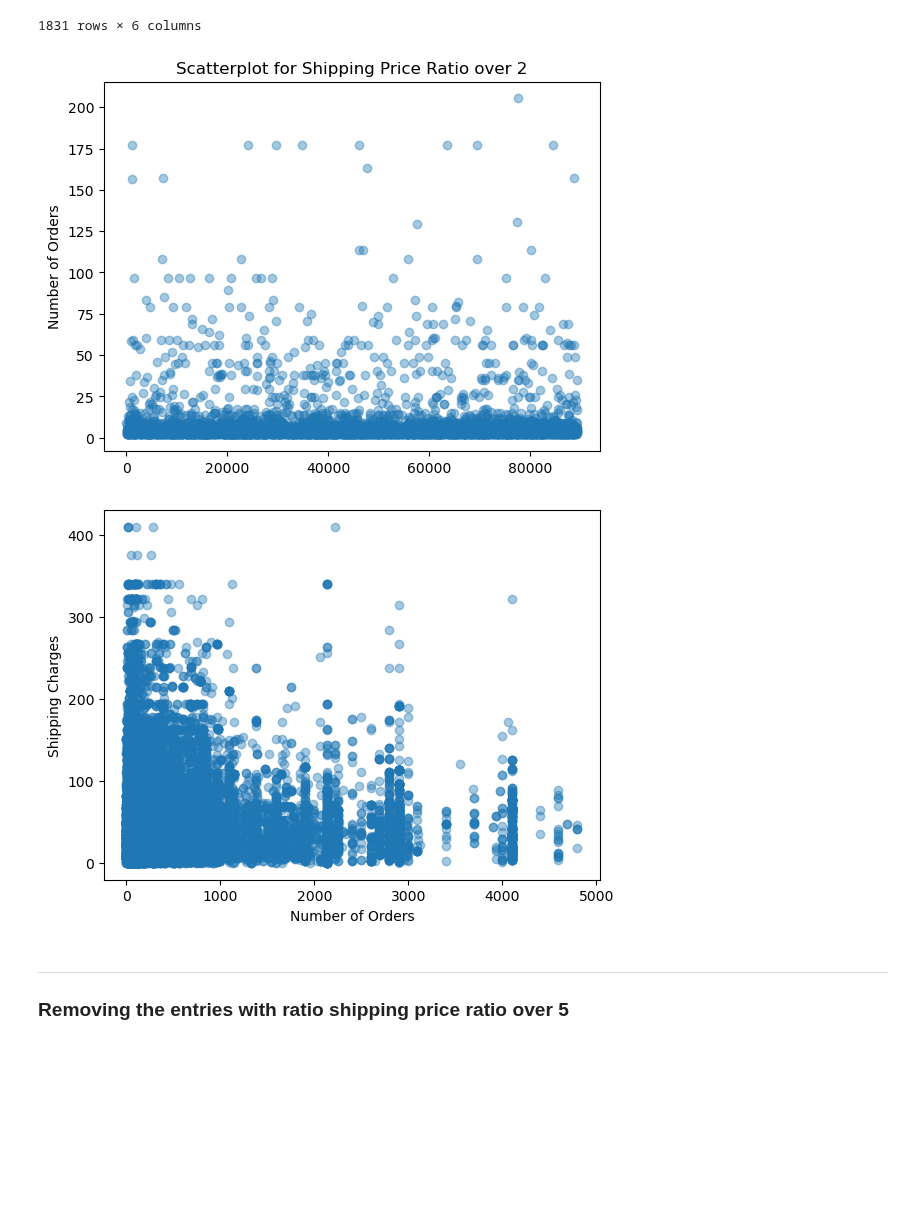
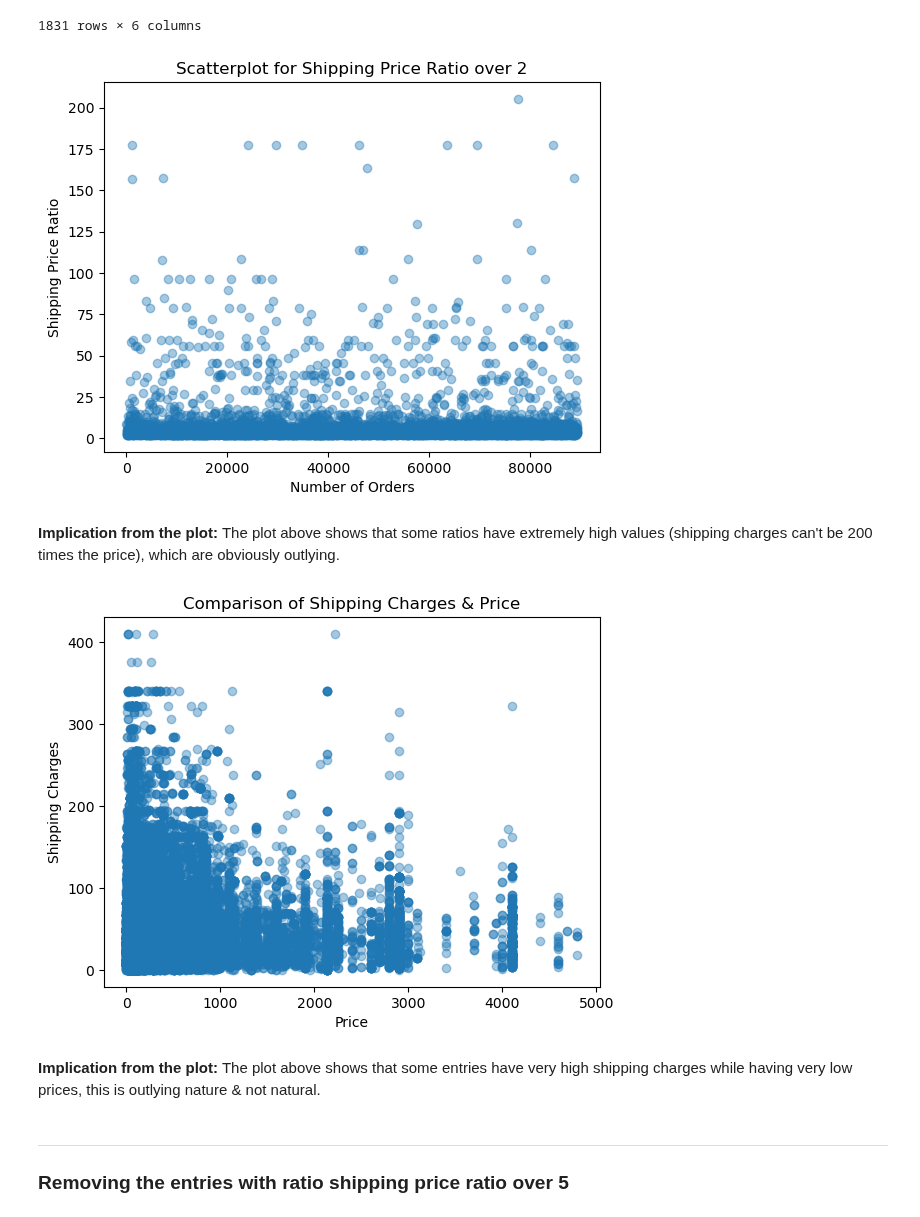
Before and after one commit to JatinY459/ecommerce-data-analysis, a Jupyter notebook: notebooks/02_data_cleaning.ipynb, the cells around one changed output. Drawn from its saved outputs; the diff is of its cells as text; code cells hidden in the pictures; blank space fills up the shorter version.

```diff
--- a/notebooks/02_data_cleaning.ipynb
+++ b/notebooks/02_data_cleaning.ipynb
@@ -425,19 +432,24 @@ order_items[order_items['shipping_price_ratio'] > 5]
 # %%
 ratio = order_items['shipping_charges']/order_items['price']
 plt.scatter(ratio[ratio > 2].index, ratio[ratio > 2], alpha=0.4)
 plt.ylabel("Shipping Price Ratio")
-plt.ylabel("Number of Orders")
+plt.xlabel("Number of Orders")
 plt.title("Scatterplot for Shipping Price Ratio over 2")
 plt.show()
 # %% [output]
-[figure, old version]
+[figure, new version]
+# %% [markdown]
+**Implication from the plot:** The plot above shows that some ratios have extremely high values (shipping charges can't be 200 times the price), which are obviously outlying.
 # %%
 plt.scatter(order_items['price'], order_items['shipping_charges'], alpha=0.4)
 plt.ylabel("Shipping Charges")
-plt.xlabel("Number of Orders")
+plt.xlabel("Price")
+plt.title("Comparison of Shipping Charges & Price")
 plt.show()
 # %% [output]
-[figure, old version]
+[figure, new version]
+# %% [markdown]
+**Implication from the plot:** The plot above shows that some entries have very high shipping charges while having very low prices, this is outlying nature & not natural.
 # %% [markdown]
 ---
 ### Removing the entries with ratio shipping price ratio over 5
```
Also changed, not shown: parts of 12 cells of this notebook.
